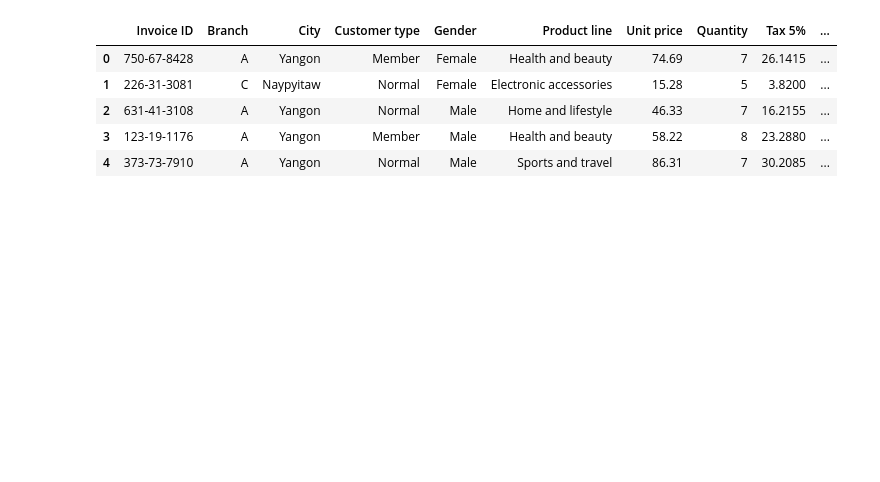
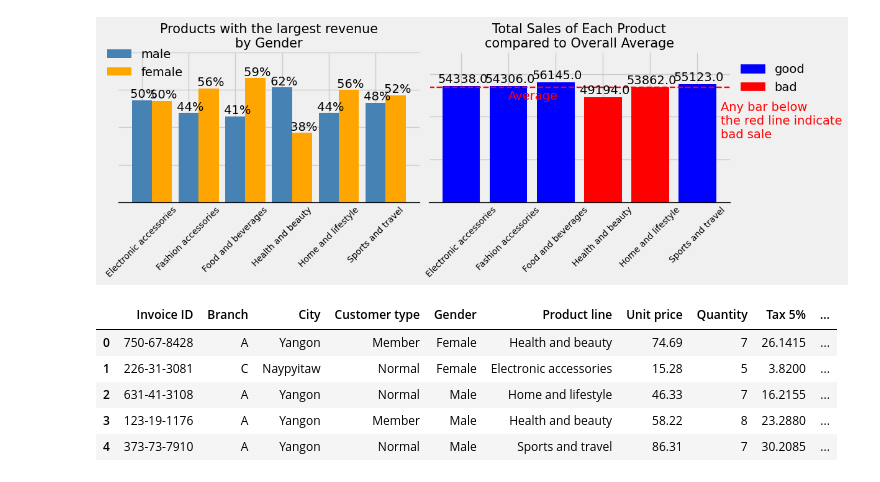
Before and after one commit to Abbeyanalyt/walmatsalesanalysis, a Jupyter notebook: walmartvisual.ipynb, the cells around one changed output. Drawn from its saved outputs; the diff is of its cells as text; code cells hidden in the pictures; blank space fills up the shorter version.

```diff
--- a/walmartvisual.ipynb
+++ b/walmartvisual.ipynb
@@ -3,3 +104,73 @@
+# %%
+fig = plt.figure(constrained_layout = True, figsize = (12,5))
+gs = gridspec.GridSpec(ncols=10, nrows=4, figure=fig)
+ax1 = fig.add_subplot(gs[0:3, 0:5])
+ax2 = fig.add_subplot(gs[0:3, 5:10])
+
+
+
+width = 0.43
+x1 = np.arange(len(wa))
+x2 = [x + width for x in x1]
+
+bars1 = ax1.bar(x1, wa['Male'], width=width, label='male', color='steelblue')
+bars2 = ax1.bar(x2, wa['Female'], width=width, label='female', color='orange')
+ax1.set_ylim(0, 40000)
+
+for bar1, bar2 in zip(bars1, bars2):
+    height1 = bar1.get_height()
+    height2 = bar2.get_height()
+    total_height = height1 + height2
+    ax1.text(bar1.get_x() + bar1.get_width() / 2, height1, f'{height1 / total_height: .0%}', ha='center',
+             va='bottom')
+    ax1.text(bar2.get_x() + bar2.get_width() / 2, height2, f'{height2 / total_height: .0%}', ha='center',
+             va='bottom')
+
+ax1.set_title('Products with the largest revenue\nby Gender', fontsize = 15)
+ax1.set_xticklabels(wa.index, fontsize = 10)
+ax1.set_xticks(x1)
+ax1.set_yticklabels('')
+ax1.spines['top'].set_visible(False)
+ax1.spines['left'].set_visible(False)
+ax1.spines['right'].set_visible(False)
+ax1.spines['bottom'].set_color('black')
+ax1.spines['bottom'].set_linewidth(0.9)
+ax1.legend(bbox_to_anchor=(0.25, 1.1), ncol=1, frameon=False)
+ax1.xaxis.set_tick_params(rotation=45)
+
+colors = ['blue', 'blue', 'blue', 'red', 'red', 'blue']
+bars1 = ax2.bar(product.index, product['Total'], color=colors)
+ax2.axhline(53828, color='red', linestyle='--', linewidth=1.7)
+blue = mpatches.Patch(label='good', color='blue')
+red = mpatches.Patch(label='bad', color='red')
+ax2.legend(handles=[blue, red], bbox_to_anchor=(1, 1), ncol=1, frameon=False)
+ax2.spines['top'].set_visible(False)
+ax2.spines['bottom'].set_color('black')
+ax2.spines['bottom'].set_linewidth(0.9)
+ax2.spines['right'].set_visible(False)
+ax2.text(5.5, 30000, 'Any bar below \nthe red line indicate\nbad sale', color='red')
+ax2.text(1, 48000, 'Average', color='red')
+
+
+def my_bar(bars):
+    for bar in bars:
+        height = bar.get_height().round(0)
+        ax2.annotate(f'{height}',
+                     xy=(bar.get_x() + bar.get_width(), height),
+                     xytext=(-20, 1),
+                     textcoords='offset points', ha='center',
+                     va='bottom')
+
+
+ax2.set_yticklabels('')
+ax2.set_ylim(0, 70000)
+my_bar(bars1)
+ax2.xaxis.set_tick_params(rotation=45)
+ax2.set_title('Total Sales of Each Product\ncompared to Overall Average', fontsize = 15)
+ax2.set_xticklabels(product.index, fontsize = 10)
+plt.savefig('productline.png', dpi = 500)
+# %% [output]
+[figure, added]
 # %%
 import numpy as np
 import pandas as pd
```
Also changed, not shown: parts of 3 cells of this notebook, 1 other file.
